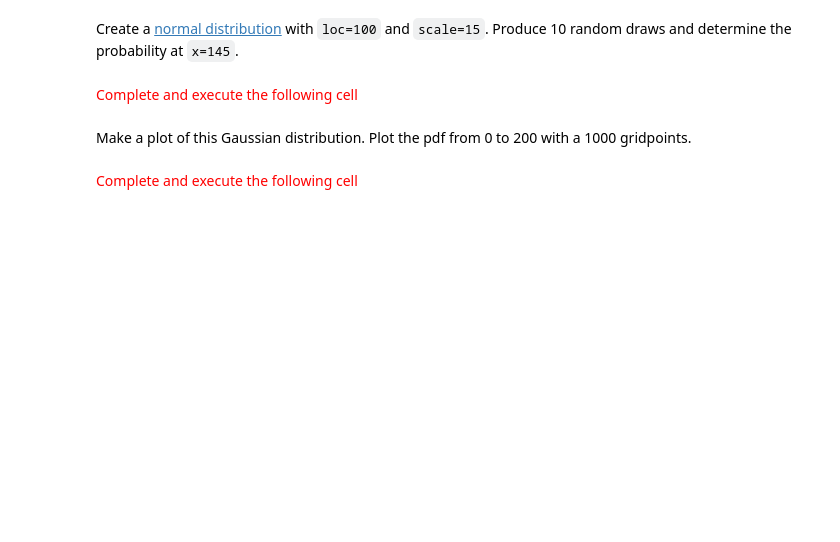
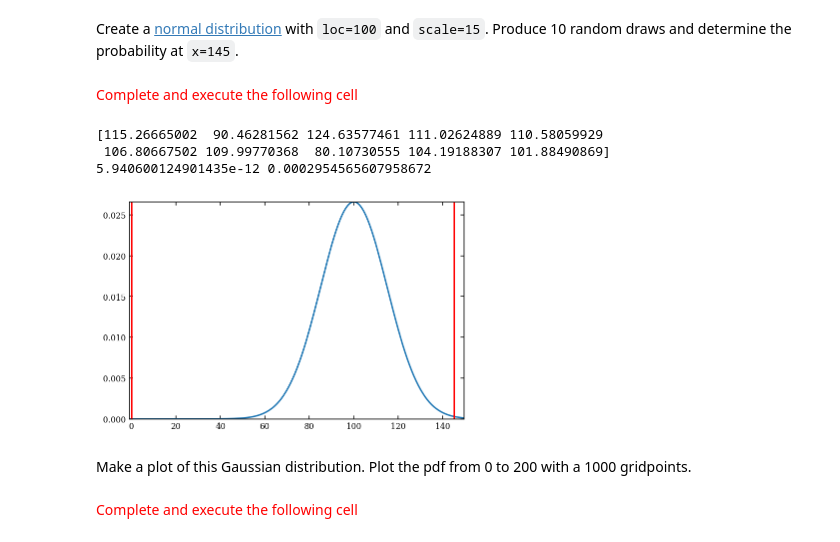
Before and after one commit to VanderbiltAstronomy/astr_8070_s22, a Jupyter notebook: coursework/student_folders/kyle_gersbach/lectures/Lecture_3_kyleGersbach.ipynb, the cells around one changed output. Drawn from its saved outputs; the diff is of its cells as text; code cells hidden in the pictures; blank space fills up the shorter version.

```diff
--- a/coursework/student_folders/kyle_gersbach/lectures/Lecture_3_kyleGersbach.ipynb
+++ b/coursework/student_folders/kyle_gersbach/lectures/Lecture_3_kyleGersbach.ipynb
@@ -340,12 +434,24 @@ Create a [normal distribution](https://docs.scipy.org/doc/scipy/reference/genera
 # %% [markdown]
 <font color='red'>Complete and execute the following cell</font>
 # %%
-distG = scipy.stats.norm(____,____) # Normal distribution with mean = 100, stdev = 15
-draws = ____.____(____) # 10 random draws
-p = ____.____(____) # pdf evaluated at x=0
+distG = scipy.stats.norm(loc=100,scale=15) # Normal distribution with mean = 100, stdev = 15
+draws = distG.rvs(10) # 10 random draws
+p = distG.pdf(0) # pdf evaluated at x=0
+p1 = distG.pdf(145)
 
 print(draws)
-print(p)
+print(p, p1)
+
+temp = np.arange(-1,150,0.5)
+tempy = distG.pdf(temp)
+plt.plot(temp,tempy)
+plt.vlines([0,145],0,max(tempy),color='r')
+plt.show()
+# %% [output]
+[115.26665002  90.46281562 124.63577461 111.02624889 110.58059929
+ 106.80667502 109.99770368  80.10730555 104.19188307 101.88490869]
+5.940600124901435e-12 0.0002954565607958672
+[figure, added]
 # %% [markdown]
 Make a plot of this Gaussian distribution. Plot the pdf from 0 to 200 with a 1000 gridpoints.
 # %% [markdown]
```
Also changed, not shown: parts of 16 cells of this notebook, 1 other file.
